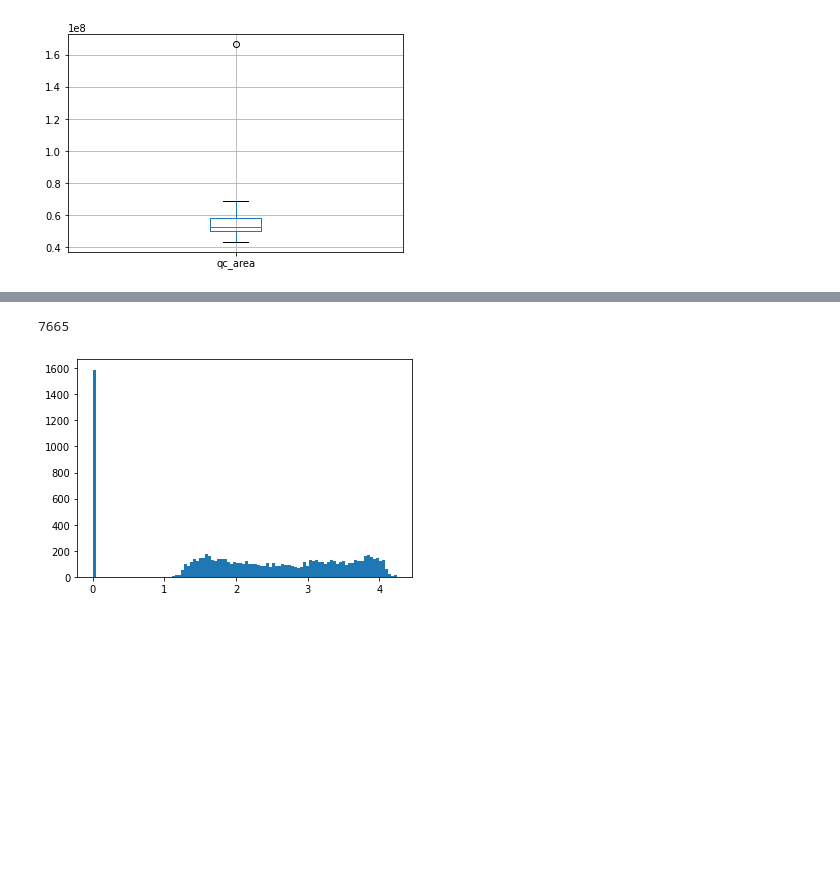
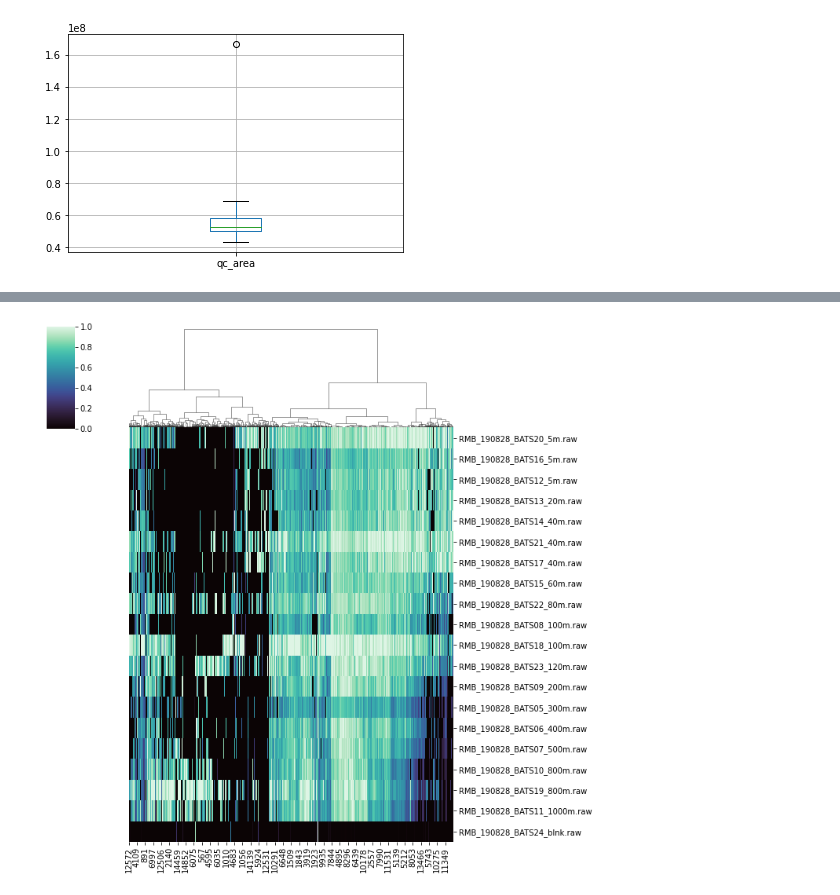
Before and after one commit to EMSL-Computing/CoreMS, a Jupyter notebook: examples/metallomics/CoreMS_Batch_BATS_explorer.ipynb, the cells around one changed output, grey strips where cells are left out. Cells and saved outputs as stored; diff of their text form; code cells hidden in the pictures; blank space fills up the shorter version.

```diff
--- a/examples/metallomics/CoreMS_Batch_BATS_explorer.ipynb
+++ b/examples/metallomics/CoreMS_Batch_BATS_explorer.ipynb
@@ -11,16 +11,6 @@ import numpy as np
 #Isotope pattern matching algorithm for LC-FTMS Data
 # Change the current working directory
 os.chdir('/Users/boiteaur/Desktop/CoreMS_metallomics/CoreMS')
-
-###### Settings for pattern mining
-timerange=(5,25) #in minutes
-peakwidth=0.25 #in minutes
-interval=0.5 #
-slope_filter=(0.5,2) # normalized slope (1=true)
-correlation=0.7 #minimum r-squared correlation cut-off.
-
-mass_tolerance=0.001
-ratio_tolerance=1.3
 
 ###### Set file folder and THERMO RAW file name here:
 file_location='/Users/boiteaur/Desktop/Major projects/Bermuda Atlantic Time Series data processing/Thermo RAW data'
@@ -39,13 +29,17 @@ import matplotlib.pyplot as plt
 # from PySide2.QtWidgets import QFileDialog, QApplication
 # from PySide2.QtCore import Qt
 
+
 from corems.mass_spectra.input import rawFileReader
 from corems.molecular_id.factory.classification import HeteroatomsClassification, Labels
 from corems.molecular_id.search.priorityAssignment import OxygenPriorityAssignment
 from corems.molecular_id.search.molecularFormulaSearch import SearchMolecularFormulas
 from corems.encapsulation.factory.parameters import MSParameters
+from corems.mass_spectrum.calc.Calibration import MzDomainCalibration
 
 import matplotlib.backends.backend_pdf
+
+refmasslist = Path.cwd() / "tests/tests_data/ftms/nom_pos.ref"
 
 #Set peak detection threshold method
 MSParameters.mass_spectrum.threshold_method = 'signal_noise'
@@ -53,11 +47,11 @@ MSParameters.mass_spectrum.s2n_threshold = 2
 MSParameters.ms_peak.peak_min_prominence_percent = 0.001
 
 MSParameters.molecular_search.error_method = 'None'
-MSParameters.molecular_search.min_ppm_error = -2
-MSParameters.molecular_search.max_ppm_error = 2
+MSParameters.molecular_search.min_ppm_error = -0.25
+MSParameters.molecular_search.max_ppm_error = 0.25
 
 MSParameters.molecular_search.url_database = None
-MSParameters.molecular_search.min_dbe = 0
+MSParameters.molecular_search.min_dbe = -1
 MSParameters.molecular_search.max_dbe = 20
 
 MSParameters.molecular_search.usedAtoms['C'] = (1,50)
@@ -411,27 +640,57 @@ Unique m/z peaks: 10765
 # %%
-#Define RDOM
+#Generate clusters of ms features across depth.
+from sklearn.cluster import AgglomerativeClustering
+import seaborn as sns
+from matplotlib.colors import LogNorm, Normalize
+
+#clustermethod='average'
+clustermethod='ward'
+
 abundances=results[masterresults_df['File'].unique()].fillna(0)
 
 df=abundances.mean(axis=1)
 df_std=abundances.std(axis=1)
 
 p_list=[]
 for ind in abundances.index:
     p=max(abs(abundances.loc[ind]-df[ind]))/df_std[ind]
     if len(abundances.loc[ind][abundances.loc[ind]>1])<2:
         p=0
     p_list.append(p)
 
-abundances['p']=p_list
+#abundances['p']=p_list
+#abundances=abundances[abundances['p']>0.1]
+#abundances=abundances.sort_values(by='p',ascending=False)
+
 results['p']=p_list
 
-abundances=abundances[abundances['p']>0.1]
-plt.hist(p_list,bins=100,range=[min(p_list),max(p_list)])
+#plt.hist(p_list,bins=100,range=[min(p_list),max(p_list)])
 
-print(len(abundances))
-abundances=abundances.sort_values(by='p',ascending=False)
+results_clustered=results[results['p']>0.1]
+norm_abundances=results_clustered[masterresults_df['File'].unique()].fillna(0)
+norm_abundances=norm_abundances.div(norm_abundances.max(axis=1),axis=0)
 
-#Generate clusters of ms features across depth.
+
+cluster = AgglomerativeClustering(n_clusters=3,affinity='euclidean',linkage=clustermethod)
+cluster.fit_predict(norm_abundances)
+
+results_clustered['cluster']=cluster.labels_
+
+#results_clustered.fillna(0).to_csv(file_location+'clustered_results.csv')
+
+depth=[]
+for file in masterresults_df['File'].unique():
+    d=samplelist[samplelist['File']==file]['Depth'].iloc[0]
+    depth.append(d)
+
+clusterplot=norm_abundances
+#clusterplot=clusterplot.drop(['p'],axis=1)
+clusterplot=clusterplot.transpose()
+clusterplot['Depth']=depth
+clusterplot=clusterplot.sort_values(by='Depth')
+clusterplot=clusterplot.drop(['Depth'],axis=1)
+p1=sns.clustermap(clusterplot,row_cluster=False,cmap='mako',method=clustermethod)
+
+plt.show()
 # %% [output]
-7665
-[figure, old version]
+[figure, new version]
```
Also changed, not shown: parts of 21 cells of this notebook, 5 other files.
